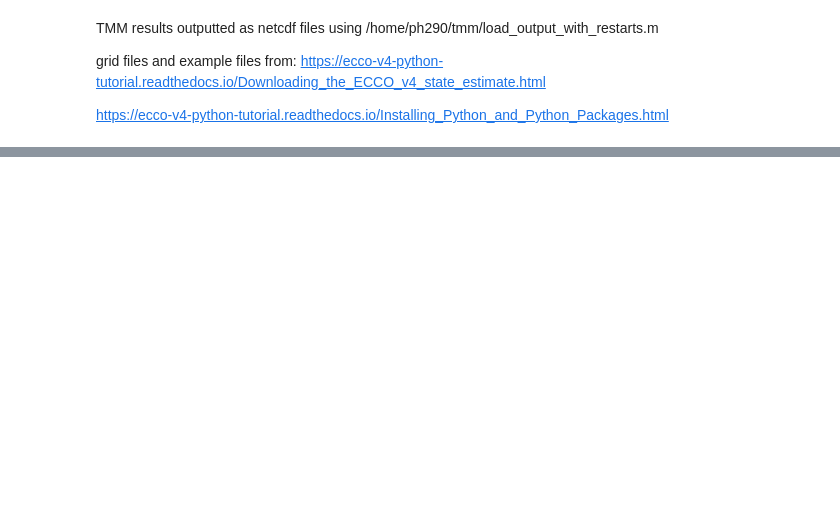
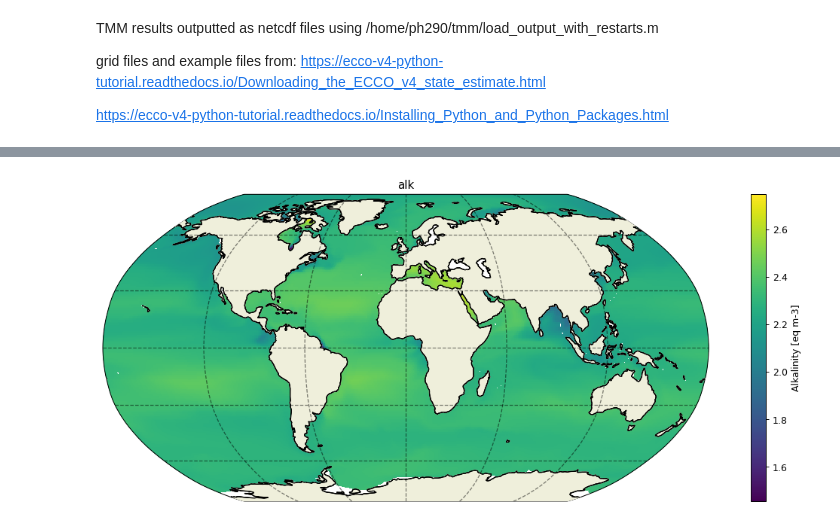
Before and after one commit to PaulHalloran/Jupiter_notebooks_halloran, a Jupyter notebook: ecco_v4_processing.ipynb, the cells around one changed output, grey strips where cells are left out. Saved outputs shown, nothing was run; the diff lists cells and outputs as text; code cells hidden in the pictures; blank space fills up the shorter version.

```diff
--- a/ecco_v4_processing.ipynb
+++ b/ecco_v4_processing.ipynb
@@ -91,0 +114,47 @@ AttributeError: module 'matplotlib.pyplot' has no attribute 'savefit'
+# %%
+
+
+def fill_3d_cube(cubes,salt_dataset,standard_name,long_name,units):
+    tmp_dataset = salt_dataset.copy()
+    cube_field  = tmp_dataset.SALT.isel(time=0)
+    # mask to nan where hFacC(k=0) = 0
+    cube_field  = cube_field.where(grid.hFacC)
+    cube_field.attrs['standard_name'] = standard_name
+    cube_field.attrs['long_name'] = long_name
+    cube_field.attrs['units'] = units
+
+    for depth in range(np.shape(cubes[0][2])[0]):
+#         cube_field = cube_field.isel(k=0)
+        cube_field.isel(k=depth).isel(tile=0).data[:] = alks[0][2][depth,0:90,:].data.data
+        cube_field.isel(k=depth).isel(tile=1).data[:] = alks[0][2][depth,90:180,:].data.data
+        cube_field.isel(k=depth).isel(tile=2).data[:] = alks[0][2][depth,180:270,:].data.data
+
+        cube_field.isel(k=depth).isel(tile=3).data[:] = alks[1][2][depth,0:90,:].data.data
+        cube_field.isel(k=depth).isel(tile=4).data[:] = alks[1][2][depth,90:180,:].data.data
+        cube_field.isel(k=depth).isel(tile=5).data[:] = alks[1][2][depth,180:270,:].data.data
+
+        cube_field.isel(k=depth).isel(tile=6).data[:] = alks[2][2][depth,:,:].data.data
+
+        cube_field.isel(k=depth).isel(tile=7).data[:] = alks[3][2][depth,:,0:90].data.data
+        cube_field.isel(k=depth).isel(tile=8).data[:] = alks[3][2][depth,:,90:180].data.data
+        cube_field.isel(k=depth).isel(tile=9).data[:] = alks[3][2][depth,:,180:270].data.data
+
+        cube_field.isel(k=depth).isel(tile=10).data[:] = alks[4][2][depth,:,0:90].data.data
+        cube_field.isel(k=depth).isel(tile=11).data[:] = alks[4][2][depth,:,90:180].data.data
+        cube_field.isel(k=depth).isel(tile=12).data[:] = alks[4][2][depth,:,180:270].data.data
+    return cube_field
+
+
+cubes = alks
+title = 'alk'
+standard_name = 'Alkalinity'
+long_name = 'Alkalinity'
+units = 'eq m-3'
+cube_field = fill_3d_cube(cubes,salt_dataset,standard_name,long_name,units)
+# %%
+depth_to_plot = 0
+plt.figure(figsize=(16,6), dpi=90)
+ecco.plot_proj_to_latlon_grid(grid.XC, grid.YC, cube_field.isel(k=depth_to_plot), show_colorbar=True, );plt.title(title);
+plt.savefig('/Users/ph290/Downloads/ecco4/'+title+'_plot.png')
+# %% [output]
+[figure, added]
```
Also changed, not shown: parts of 3 cells of this notebook.
